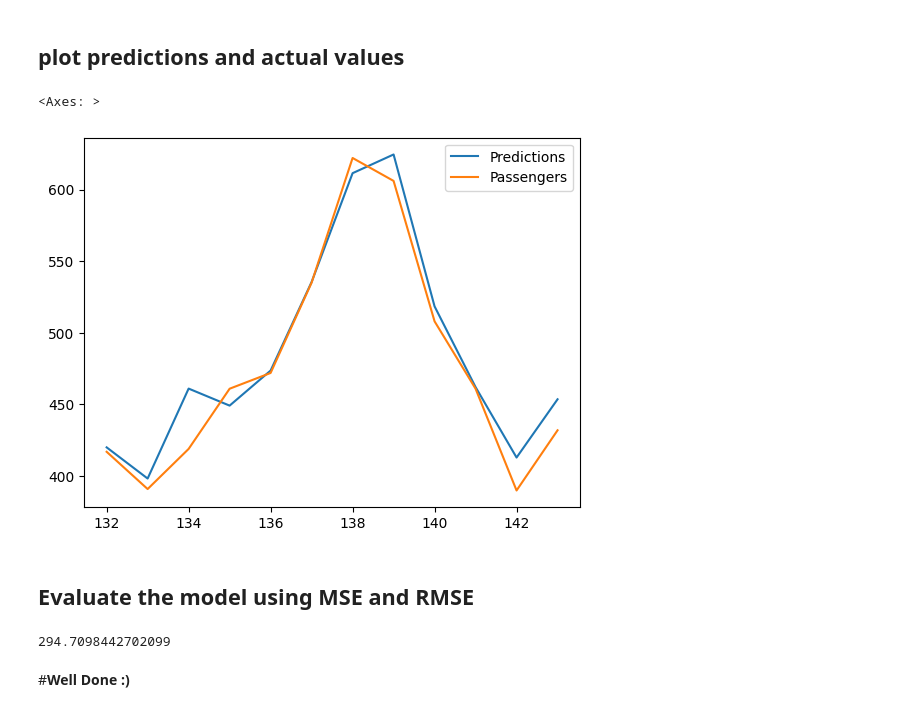
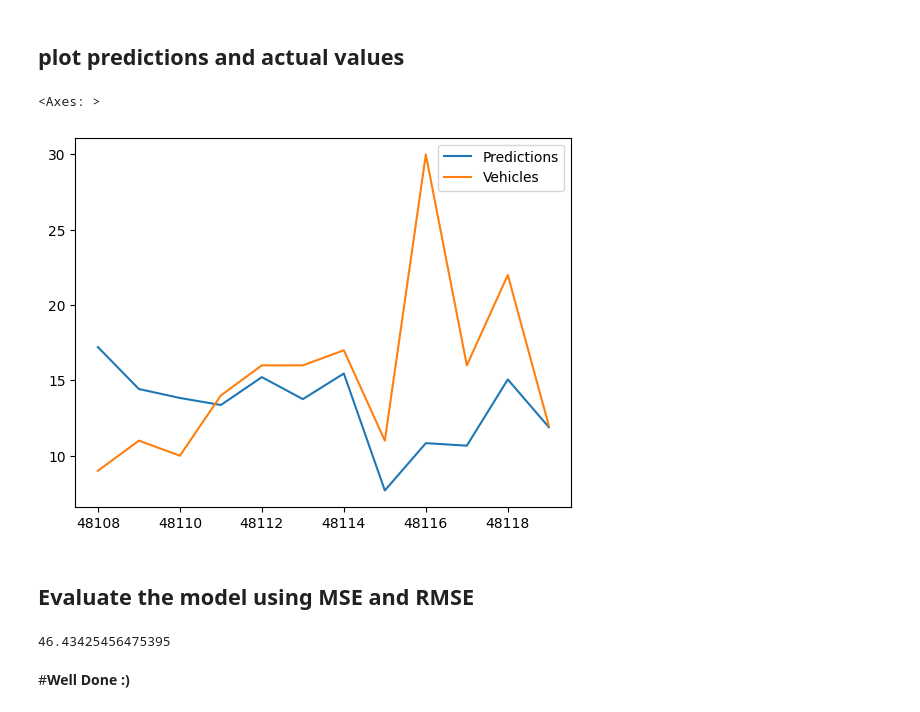
Before and after one commit to RanaHassan-harsan/Zeham-Management-Technologies-Bootcamp, a Jupyter notebook: Week5/Day 4/ARIMA_Exercise.ipynb, the cells around one changed output. Cells and saved outputs as stored; diff of their text form; code cells hidden in the pictures.

```diff
--- a/Week5/Day 4/ARIMA_Exercise.ipynb
+++ b/Week5/Day 4/ARIMA_Exercise.ipynb
@@ -42,4 +42,6 @@ Mounted at /content/drive
 # %% [markdown]
 ## Read dataset
 # %%
-df = pd.read_csv('/content/drive/MyDrive/Trainees - المتدربين/Week 5/5- Introduction to Time Series Forecasting/4- Time Series Forecasting(ARIMA)/LAB/Datasets/airline-passengers.csv')
+# اسوي groub by للبيانات عشان تتقسم معي
+df = pd.read_csv('/content/drive/MyDrive/Trainees - المتدربين/Week 5/5- Introduction to Time Series Forecasting/4- Time Series Forecasting(ARIMA)/LAB/Datasets/traffic.csv')
+df.head()
@@ -107,9 +122,8 @@ test = df.iloc[len(df)-12:] # set one year(12 months) for testing
 # %%
 from statsmodels.tsa.statespace.sarimax import SARIMAX
-
-model = SARIMAX(train['Passengers'],
-                order = (0, 1, 1),
-                seasonal_order =(2, 1, 1, 12))
+model = SARIMAX(train['Vehicles'],
+                order = (2, 0, 0),
+                seasonal_order =(1, 1, 0, 12))
 
 result = model.fit()
 result.summary()
@@ -147,10 +160,10 @@ predictions = result.predict(start, end,
 ## plot predictions and actual values
 # %%
 predictions.plot(legend = True)
-test['Passengers'].plot(legend = True)
+test['Vehicles'].plot(legend = True)
 # %% [output]
 <Axes: >
-[figure, old version]
+[figure, new version]
 # %% [markdown]
 ## Evaluate the model using MSE and RMSE
 # %%
@@ -159,11 +172,11 @@ from sklearn.metrics import mean_squared_error
 from statsmodels.tools.eval_measures import rmse
 
 # Calculate root mean squared error
-rmse(test["Passengers"], predictions)
+rmse(test["Vehicles"], predictions)
 
 # Calculate mean squared error
-mean_squared_error(test["Passengers"], predictions)
+mean_squared_error(test["Vehicles"], predictions)
 # %% [output]
-294.7098442702099
+46.43425456475395
 # %% [markdown]
 #**Well Done :)**
```
Also changed, not shown: parts of 8 cells of this notebook.
